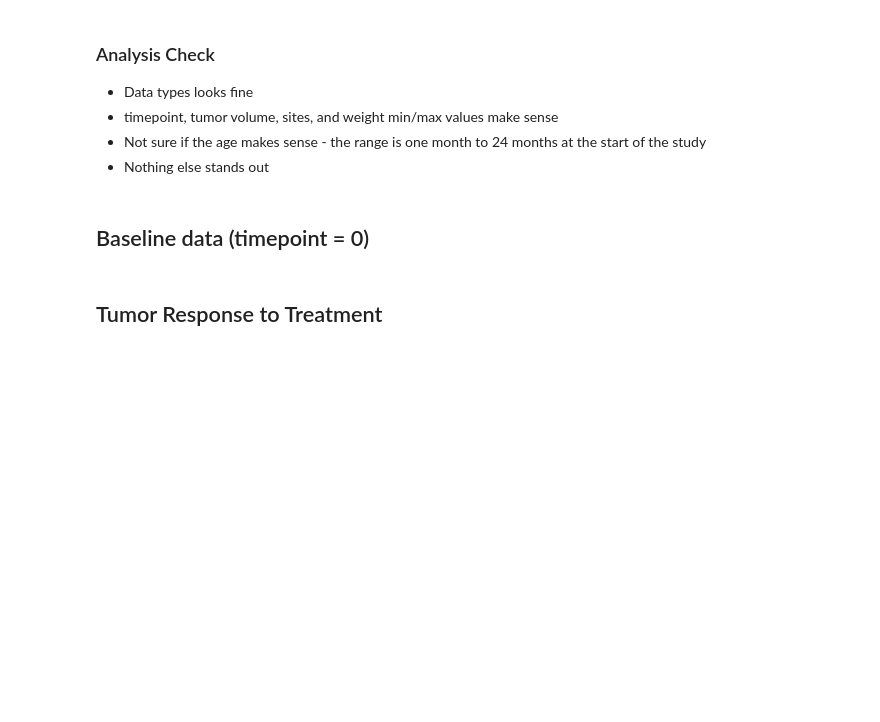
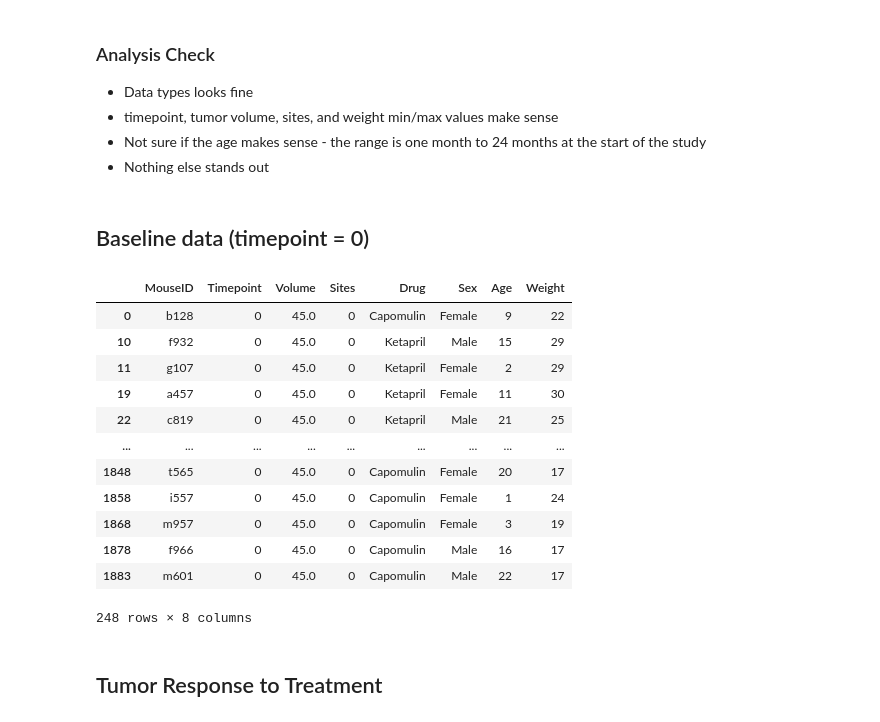
Before and after one commit to ejw-data/matplotlib-drug-eval, a Jupyter notebook: drug_analysis.ipynb, the cells around one changed output. Saved outputs shown, nothing was run; the diff lists cells and outputs as text; code cells hidden in the pictures; blank space fills up the shorter version.

```diff
--- a/drug_analysis.ipynb
+++ b/drug_analysis.ipynb
@@ -155,6 +155,23 @@ tumor_df.describe()
 * Nothing else stands out
 # %% [markdown]
 ## Baseline data (timepoint = 0)
+# %%
+baseline_df = tumor_df[tumor_df['Timepoint'] == 0]
+baseline_df
+# %% [output]
+|  | MouseID | Timepoint | Volume | Sites | Drug | Sex | Age | Weight |
+| 0 | b128 | 0 | 45.0 | 0 | Capomulin | Female | 9 | 22 |
+| 10 | f932 | 0 | 45.0 | 0 | Ketapril | Male | 15 | 29 |
+| 11 | g107 | 0 | 45.0 | 0 | Ketapril | Female | 2 | 29 |
+| 19 | a457 | 0 | 45.0 | 0 | Ketapril | Female | 11 | 30 |
+| 22 | c819 | 0 | 45.0 | 0 | Ketapril | Male | 21 | 25 |
+| ... | ... | ... | ... | ... | ... | ... | ... | ... |
+| 1848 | t565 | 0 | 45.0 | 0 | Capomulin | Female | 20 | 17 |
+| 1858 | i557 | 0 | 45.0 | 0 | Capomulin | Female | 1 | 24 |
+| 1868 | m957 | 0 | 45.0 | 0 | Capomulin | Female | 3 | 19 |
+| 1878 | f966 | 0 | 45.0 | 0 | Capomulin | Male | 16 | 17 |
+| 1883 | m601 | 0 | 45.0 | 0 | Capomulin | Male | 22 | 17 |
+248 rows × 8 columns
 # %% [markdown]
 ## Tumor Response to Treatment
 # %%
```
Also changed, not shown: parts of 9 cells of this notebook, 1 other file.
